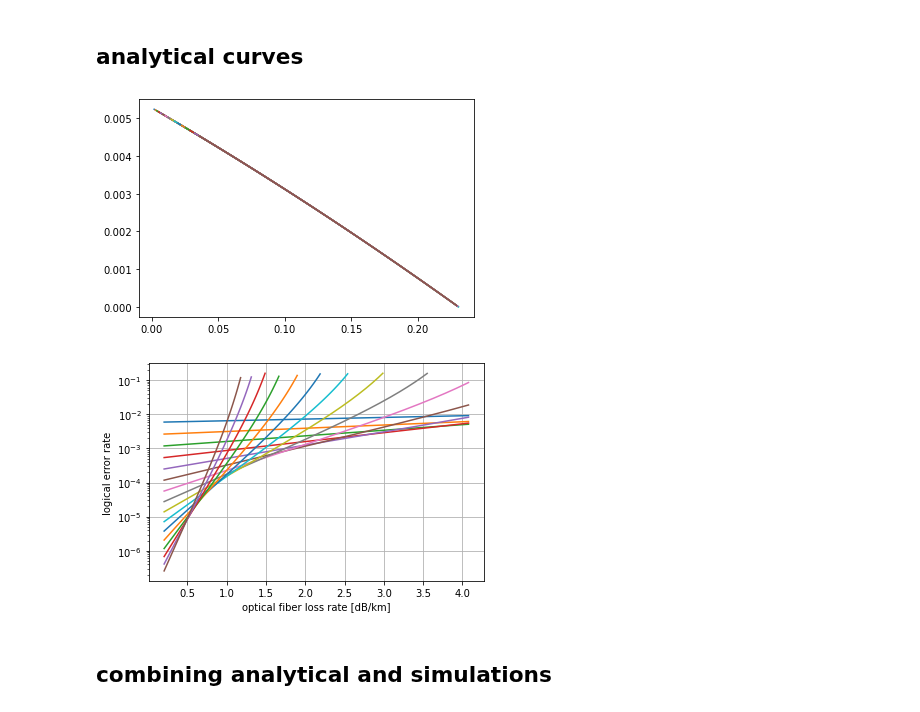
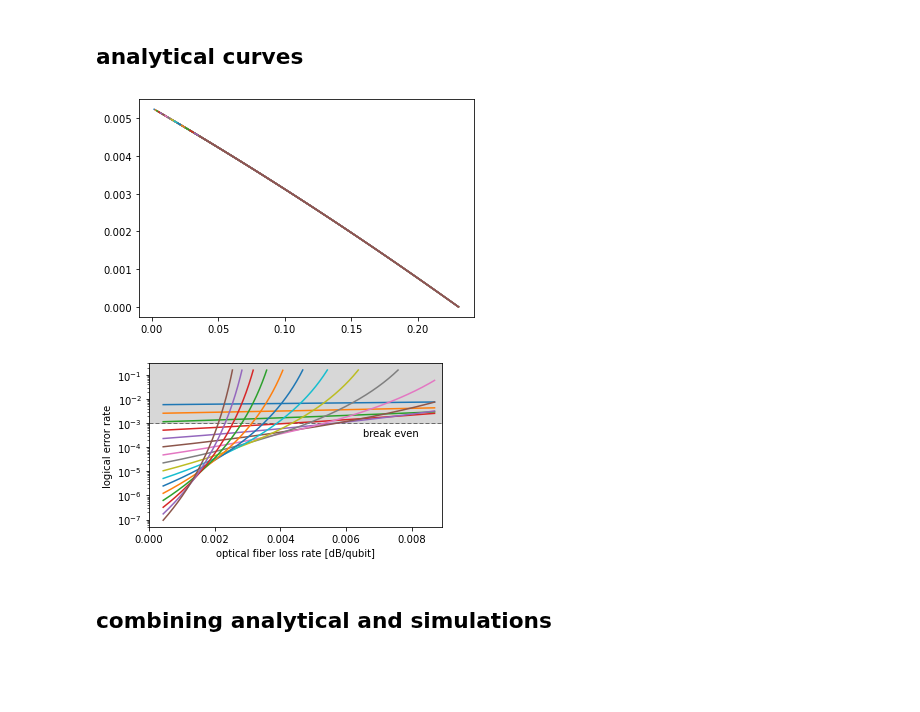
Before and after one commit to hassan-shap/quantum-emitter, a Jupyter notebook: pp_th_qdot_size.ipynb, the cells around one changed output. Cells and saved outputs as stored; diff of their text form; code cells hidden in the pictures; blank space fills up the shorter version.

```diff
--- a/pp_th_qdot_size.ipynb
+++ b/pp_th_qdot_size.ipynb
@@ -109,3 +187,23 @@ plt.show()
 # %% [output]
 -0.23724454317121 -0.4121907652623351 -0.989403029978714
 [figure]
+# %%
+decay_rates = eta_list
+inds = np.arange(0,7)
+logic_error_opt = np.array([1.60e-5,5.45e-5,1.18e-4,0.000328,0.000495, 0.000793, 0.001036, 0.001289])
+
+x_list = np.log(decay_rates)[inds]
+y_list = np.log(-np.log(logic_error_opt))[inds]
+
+
+slope, intercept, r_value, p_value, std_err = scipy.stats.linregress(x_list,y_list)
+xplot = np.linspace(min(decay_rates),max(decay_rates))
+yplot = np.exp(slope*np.log(xplot)+intercept)
+print(slope, intercept, r_value)
+
+
+plt.plot(xplot,np.exp(-yplot))
+plt.plot(decay_rates,logic_error_opt,"o")
+# plt.yscale("log")
+# plt.xscale("log")
+plt.show()
@@ -113,37 +214,52 @@ plt.show()
 ## analytical curves
 # %%
 z = [-0.01014677,-0.02050286,0.00526968]
-ηlist = np.linspace(0.1,2,200)*1e-3
+ηlist = np.linspace(0.1,2,2000)*1e-3
 
 p1 = 1e-3
 L_list = np.arange(4,20)
+
+plt.figure(2,figsize=(5,3))
+vec = [0,8.9e-3]
+plt.fill_between(vec,[3e-1,3e-1],[p1,p1],color="#D7D7D7")
+plt.plot(vec,[p1,p1],"k",dashes=[8, 4],linewidth=0.5)
+
+
 for L in L_list:
     p_loss = 1-np.exp(-ηlist* L**2)
     p_thres = z[0]* p_loss**2 + z[1]* p_loss + z[2]
     inds = np.argwhere(p_thres>0)[:,0]
     p_thres = p_thres[inds]
     p_loss = p_loss[inds]
     plt.figure(1)
     plt.plot(p_loss,p_thres,label="L=%d" % (L))
     # plt.legend()
     inds2 = np.argwhere(p_thres>p1)[:,0]
-    logic_err = 0.16*(p1/p_thres)**(L*(1/2-p_loss))
+    logic_err = 0.16*(p1/p_thres)**(L*(1/2-0*p_loss))
     plt.figure(2)
     τ= 10 # nsec
     speed = 2.13e8
     λ_list = 10/np.log(10) * ηlist[inds[inds2]]/(speed*τ*1e-9) * 1e3
+    λ_list = 10/np.log(10) *  ηlist[inds[inds2]]
     plt.plot(λ_list,logic_err[inds2],label="L=%d" % (L))
 
 plt.figure(2)
+plt.xlim(vec)
+plt.xticks(np.arange(0,0.0081,0.002))
+plt.ylim([5e-8,3e-1])
+# plt.plot([x0,x0],[1e-5,1e-1],"k--")
+plt.text(6.5e-3,3e-4,"break even")
 # plt.legend()
-plt.xlabel("optical fiber loss rate [dB/km]")
+plt.xlabel("optical fiber loss rate [dB/qubit]")
 plt.ylabel("logical error rate")
-plt.grid()
+# plt.grid()
 plt.yscale("log")
+plt.tight_layout()
+plt.savefig("figs/fiber_loss_p1_%.1f_simulated.pdf" % (p1*1e3))
 plt.show()
 # %% [output]
 [figure]
-[figure, old version]
+[figure, new version]
 # %%
 z = [-0.01014677,-0.02050286,0.00526968]
 ηlist = np.linspace(0.3,2,200)*1e-3
```
Also changed, not shown: parts of 7 cells of this notebook, 14 other files.
